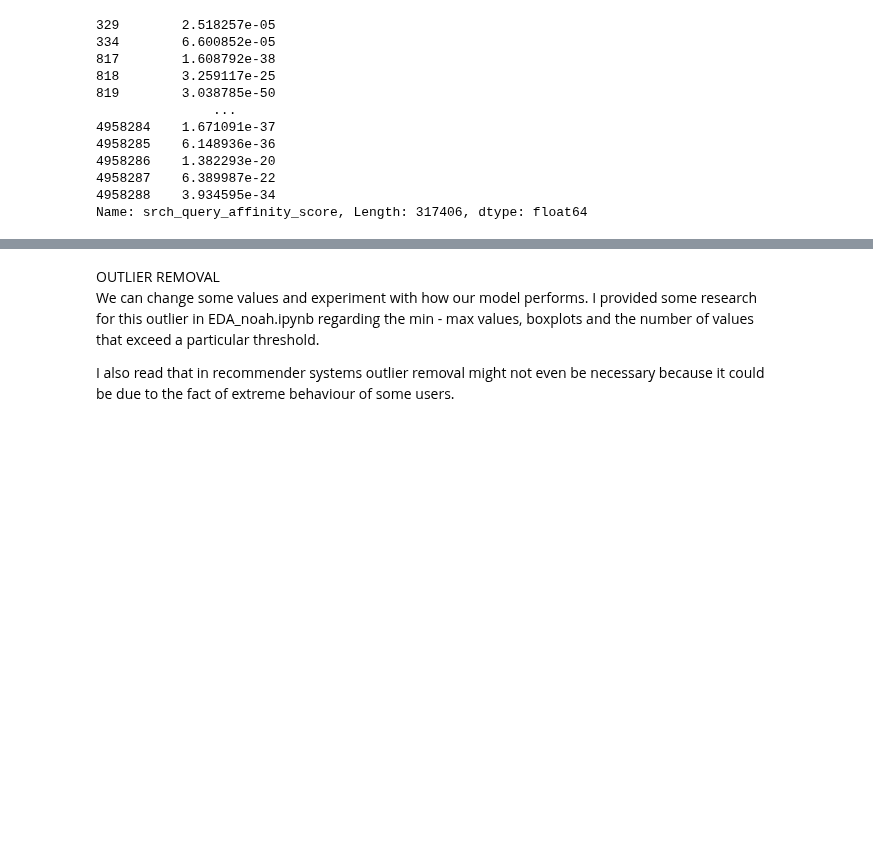
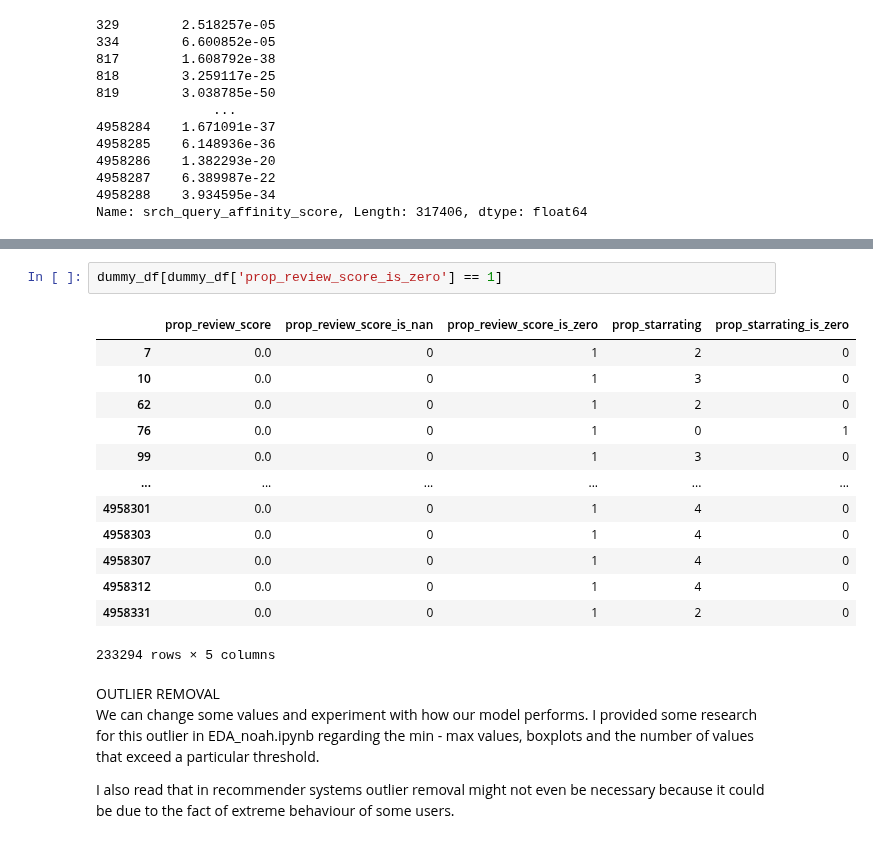
Before and after one commit to QST23/course_dmt, a Jupyter notebook: ass2/Data_cleaning/Data_cleaning_experiment.ipynb, the cells around one changed output, grey strips where cells are left out. Drawn from its saved outputs; the diff is of its cells as text; blank space fills up the shorter version.

```diff
--- a/ass2/Data_cleaning/Data_cleaning_experiment.ipynb
+++ b/ass2/Data_cleaning/Data_cleaning_experiment.ipynb
@@ -258,3 +384,19 @@ Use position, click_bool and booking_bool for this
+# %%
+dummy_df[dummy_df['prop_review_score_is_zero'] == 1]
+# %% [output]
+|  | prop_review_score | prop_review_score_is_nan | prop_review_score_is_zero | prop_starrating | prop_starrating_is_zero |
+| 7 | 0.0 | 0 | 1 | 2 | 0 |
+| 10 | 0.0 | 0 | 1 | 3 | 0 |
+| 62 | 0.0 | 0 | 1 | 2 | 0 |
+| 76 | 0.0 | 0 | 1 | 0 | 1 |
+| 99 | 0.0 | 0 | 1 | 3 | 0 |
+| ... | ... | ... | ... | ... | ... |
+| 4958301 | 0.0 | 0 | 1 | 4 | 0 |
+| 4958303 | 0.0 | 0 | 1 | 4 | 0 |
+| 4958307 | 0.0 | 0 | 1 | 4 | 0 |
+| 4958312 | 0.0 | 0 | 1 | 4 | 0 |
+| 4958331 | 0.0 | 0 | 1 | 2 | 0 |
+233294 rows × 5 columns
 # %% [markdown]
 OUTLIER REMOVAL <br>
 We can change some values and experiment with how our model performs. I provided some research for this outlier in EDA_noah.ipynb regarding the min - max values, boxplots and the number of values that exceed a particular threshold. <br>
```
Also changed, not shown: parts of 8 cells of this notebook, 1 other file.
